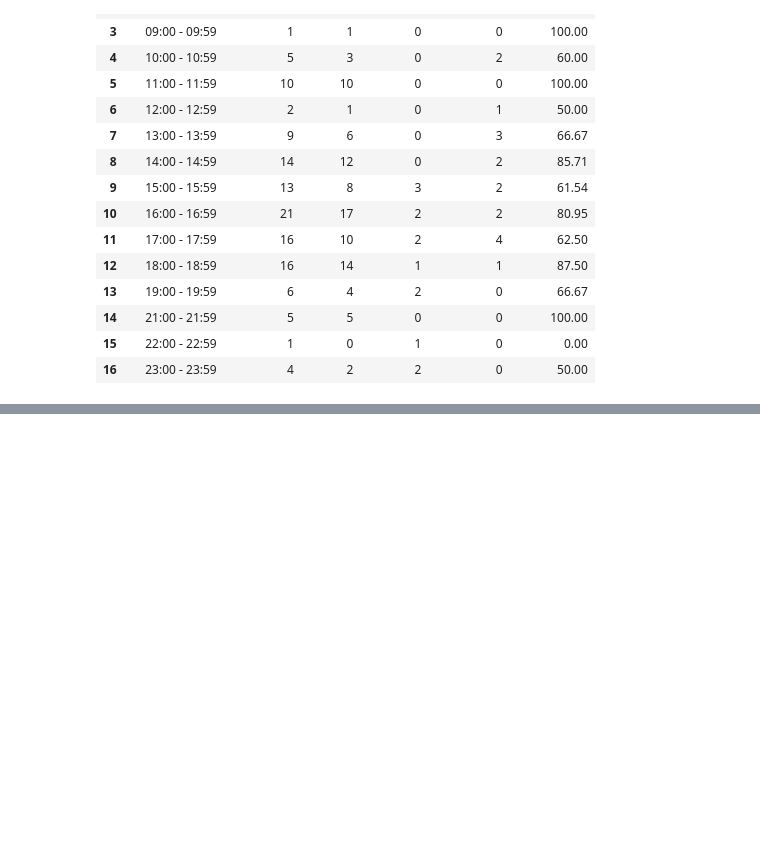
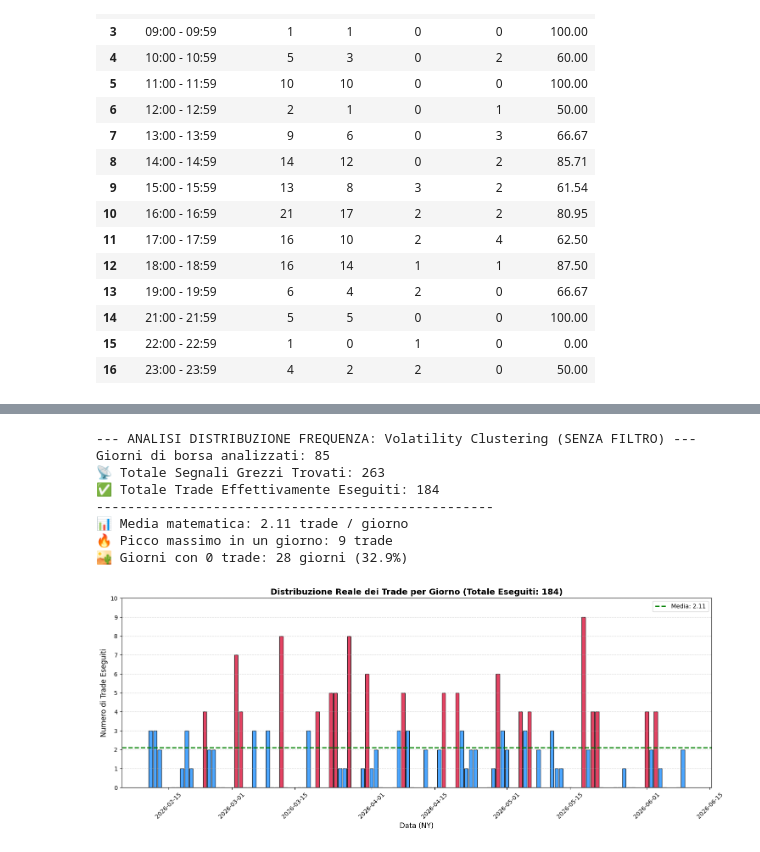
Before and after one commit to StenveX/QuantEdge_Project, a Jupyter notebook: notebooks/04_Setup2_scanner_imbalance.ipynb, the cells around one changed output, grey strips where cells are left out. Cells and saved outputs as stored; diff of their text form; code cells hidden in the pictures; blank space fills up the shorter version.

Commit message:
ANALISI DISTRIBUZIONE FREQUENZA

```diff
--- a/notebooks/04_Setup2_scanner_imbalance.ipynb
+++ b/notebooks/04_Setup2_scanner_imbalance.ipynb
@@ -1452,0 +1430,80 @@ Sorpresa! Tradare durante le news ha AUMENTATO il tuo Win Rate del 24.04%. Il mo
+# %%
+import pandas as pd
+import matplotlib.pyplot as plt
+import numpy as np
+
+# Controllo sicurezza
+if 'df_sweeps' not in globals():
+    raise NameError("Errore: Variabile 'df_sweeps' non trovata. Esegui le celle precedenti del backtest!")
+
+print("--- ANALISI DISTRIBUZIONE FREQUENZA: Volatility Clustering (SENZA FILTRO) ---")
+
+# 1. Prendiamo TUTTI i trade eseguiti in modo sicuro
+# Controlliamo se la colonna 'Esito' esiste (se hai già fatto girare il motore di esecuzione)
+if 'Esito' in df_sweeps.columns:
+    df_eseguiti = df_sweeps[df_sweeps['Esito'] != 'MISSED_PULLBACK'].copy()
+else:
+    df_eseguiti = df_sweeps.copy()
+    print("⚠️ Nota: Colonna 'Esito' non ancora calcolata. Mostro la distribuzione di tutti i segnali filtrati.")
+
+# 2. Estraiamo la Data di Wall Street
+df_eseguiti['Datetime_Safe'] = pd.to_datetime(df_eseguiti['Datetime_UTC'], utc=True)
+df_eseguiti['NY_Time'] = df_eseguiti['Datetime_Safe'].dt.tz_convert('America/New_York')
+df_eseguiti['Data'] = df_eseguiti['NY_Time'].dt.date
+
+# 3. Contiamo i trade per ogni singolo giorno
+conteggio_giornaliero = df_eseguiti.groupby('Data').size()
+
+# 4. Riempiamo i "Giorni Vuoti" (Dove il bot ha fatto 0 trade)
+# Creiamo un calendario di soli giorni lavorativi (Business Days = 'B') dal primo all'ultimo trade
+calendario_completo = pd.date_range(start=conteggio_giornaliero.index.min(),
+                                    end=conteggio_giornaliero.index.max(),
+                                    freq='B').date
+
+conteggio_reale = conteggio_giornaliero.reindex(calendario_completo, fill_value=0)
+
+# 5. Calcolo Statistiche
+tot_giorni = len(conteggio_reale)
+tot_grezzi = len(df_sweeps)
+tot_eseguiti = len(df_eseguiti)
+media_trade = conteggio_reale.mean()
+massimo_trade = conteggio_reale.max()
+giorni_zero = (conteggio_reale == 0).sum()
+
+print(f"Giorni di borsa analizzati: {tot_giorni}")
+print(f"📡 Totale Segnali Grezzi Trovati: {tot_grezzi}")
+print(f"✅ Totale Trade Effettivamente Eseguiti: {tot_eseguiti}")
+print(f"---------------------------------------------------")
+print(f"📊 Media matematica: {media_trade:.2f} trade / giorno")
+print(f"🔥 Picco massimo in un giorno: {massimo_trade} trade")
+print(f"🏜️ Giorni con 0 trade: {giorni_zero} giorni ({(giorni_zero/tot_giorni)*100:.1f}%)")
+
+# 6. Generazione Grafico
+plt.figure(figsize=(15, 6))
+
+# Creiamo le barre. Rosse per i giorni frenetici (>3), blu per i giorni normali
+colori = ['crimson' if x > 3 else 'dodgerblue' for x in conteggio_reale.values]
+
+plt.bar(conteggio_reale.index, conteggio_reale.values, color=colori, edgecolor='black', alpha=0.8)
+plt.axhline(media_trade, color='green', linestyle='--', linewidth=2, label=f'Media: {media_trade:.2f}')
+
+plt.title(f'Distribuzione Reale dei Trade per Giorno (Totale Eseguiti: {tot_eseguiti})', fontsize=14, fontweight='bold')
+plt.xlabel('Data (NY)', fontsize=12)
+plt.ylabel('Numero di Trade Eseguiti', fontsize=12)
+plt.yticks(np.arange(0, massimo_trade + 2, 1)) # Scala asse Y a numeri interi
+plt.legend()
+plt.grid(axis='y', linestyle='--', alpha=0.5)
+plt.xticks(rotation=45)
+plt.tight_layout()
+
+plt.show()
+# %% [output]
+--- ANALISI DISTRIBUZIONE FREQUENZA: Volatility Clustering (SENZA FILTRO) ---
+Giorni di borsa analizzati: 85
+📡 Totale Segnali Grezzi Trovati: 263
+✅ Totale Trade Effettivamente Eseguiti: 184
+---------------------------------------------------
+📊 Media matematica: 2.11 trade / giorno
+🔥 Picco massimo in un giorno: 9 trade
+🏜️ Giorni con 0 trade: 28 giorni (32.9%)
+[figure, added]
```
Also changed, not shown: parts of 7 cells of this notebook.
